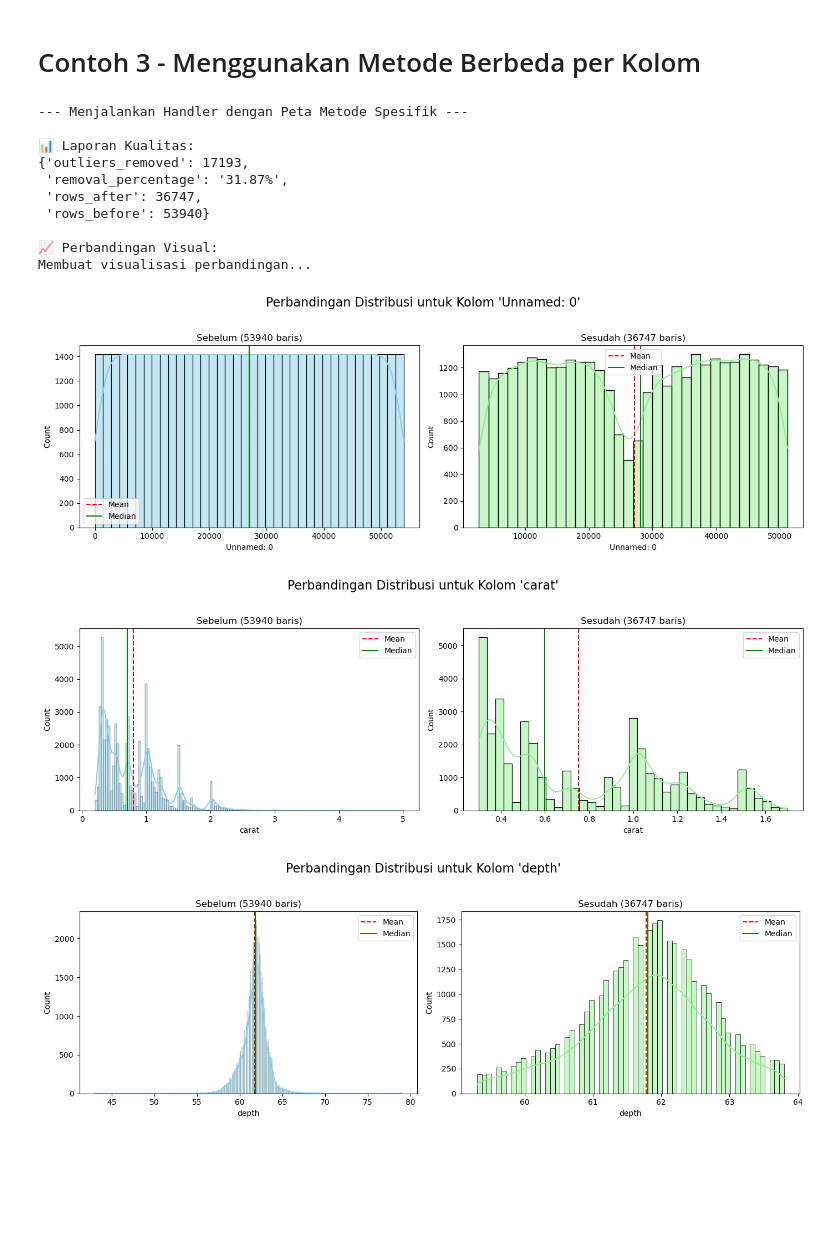
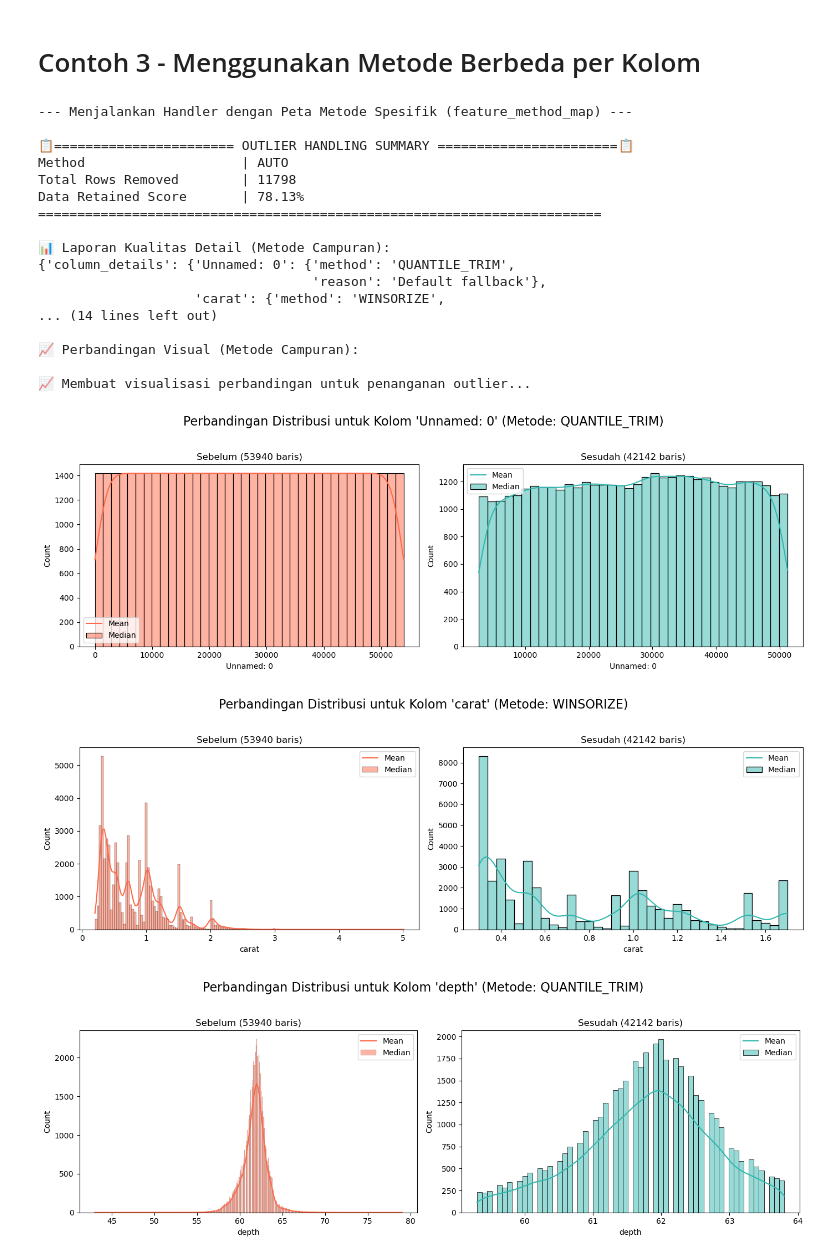
Before and after one commit to bccfilkom/noventis, a Jupyter notebook: examples/outlier_handling.ipynb, the cells around one changed output. Saved outputs shown, nothing was run; the diff lists cells and outputs as text; code cells hidden in the pictures; blank space fills up the shorter version.

Commit message:
renew visual report for imputing n outlier handling

```diff
--- a/examples/outlier_handling.ipynb
+++ b/examples/outlier_handling.ipynb
@@ -123,44 +153,53 @@ Membuat visualisasi perbandingan...
 # %% [markdown]
 # Contoh 3 - Menggunakan Metode Berbeda per Kolom
 # %%
-print("\n--- Menjalankan Handler dengan Peta Metode Spesifik ---")
+# --- Sel 8 (BARU): Contoh 3 - Peta Metode Spesifik ---
+print("\n--- Menjalankan Handler dengan Peta Metode Spesifik (feature_method_map) ---")
 
-# Skenario: Kita ingin 'price' di-winsorize, tapi 'x', 'y', 'z' di-trim
+# Skenario:
+# - Kolom 'price' yang sangat penting, kita tidak ingin kehilangan data, jadi kita 'winsorize'.
+# - Kolom dimensi 'x', 'y', dan 'z' yang memiliki outlier ekstrem, kita buang barisnya dengan 'iqr_trim'.
 method_map = {
     'price': 'winsorize',
-    'x': 'quantile_trim',
-    'y': 'quantile_trim',
-    'z': 'quantile_trim'
+    'x': 'iqr_trim',
+    'y': 'iqr_trim',
+    'z': 'iqr_trim'
 }
 
 # 1. Inisialisasi handler dengan peta metode
-# Kita set quantile_range yang lebih agresif untuk winsorize price (5%-95%)
 handler_mapped = NoventisOutlierHandler(
     feature_method_map=method_map,
-    quantile_range=(0.05, 0.95)
+    verbose=True # Nyalakan ringkasan otomatis
 )
 
 # 2. Fit dan transform
 df_handled_mapped = handler_mapped.fit_transform(df_diamonds.copy())
 
-# 3. Tampilkan Laporan
-print("\n📊 Laporan Kualitas:")
+# 3. Tampilkan Laporan Detail
+print("\n📊 Laporan Kualitas Detail (Metode Campuran):")
 pprint(handler_mapped.get_quality_report())
 
 # 4. Tampilkan Visual
-print("\n📈 Perbandingan Visual:")
+print("\n📈 Perbandingan Visual (Metode Campuran):")
 handler_mapped.plot_comparison(max_cols=4)
 # %% [output]
---- Menjalankan Handler dengan Peta Metode Spesifik ---
+--- Menjalankan Handler dengan Peta Metode Spesifik (feature_method_map) ---
 
-📊 Laporan Kualitas:
-{'outliers_removed': 17193,
- 'removal_percentage': '31.87%',
- 'rows_after': 36747,
- 'rows_before': 53940}
+📋======================= OUTLIER HANDLING SUMMARY =======================📋
+Method                    | AUTO
+Total Rows Removed        | 11798
+Data Retained Score       | 78.13%
+========================================================================
 
-📈 Perbandingan Visual:
-Membuat visualisasi perbandingan...
+📊 Laporan Kualitas Detail (Metode Campuran):
+{'column_details': {'Unnamed: 0': {'method': 'QUANTILE_TRIM',
+                                   'reason': 'Default fallback'},
+                    'carat': {'method': 'WINSORIZE',
+... (14 lines left out)
+
+📈 Perbandingan Visual (Metode Campuran):
+
+📈 Membuat visualisasi perbandingan untuk penanganan outlier...
-[figure, old version]
+[figure, new version]
-[figure, old version]
+[figure, new version]
-[figure, old version]
+[figure, new version]
```
Also changed, not shown: parts of 3 cells of this notebook, 3 other files.
